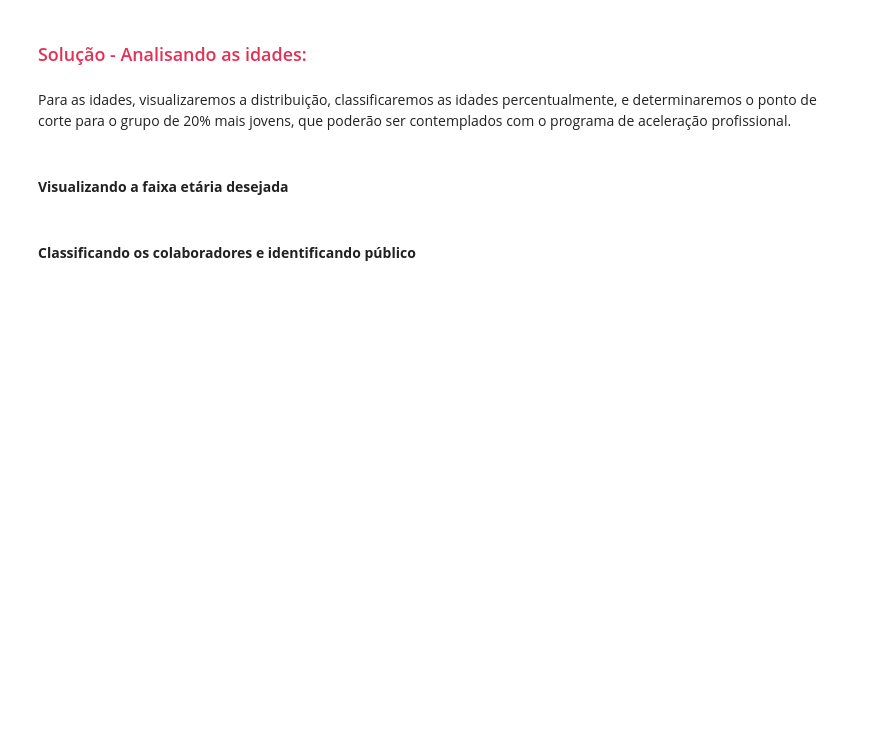
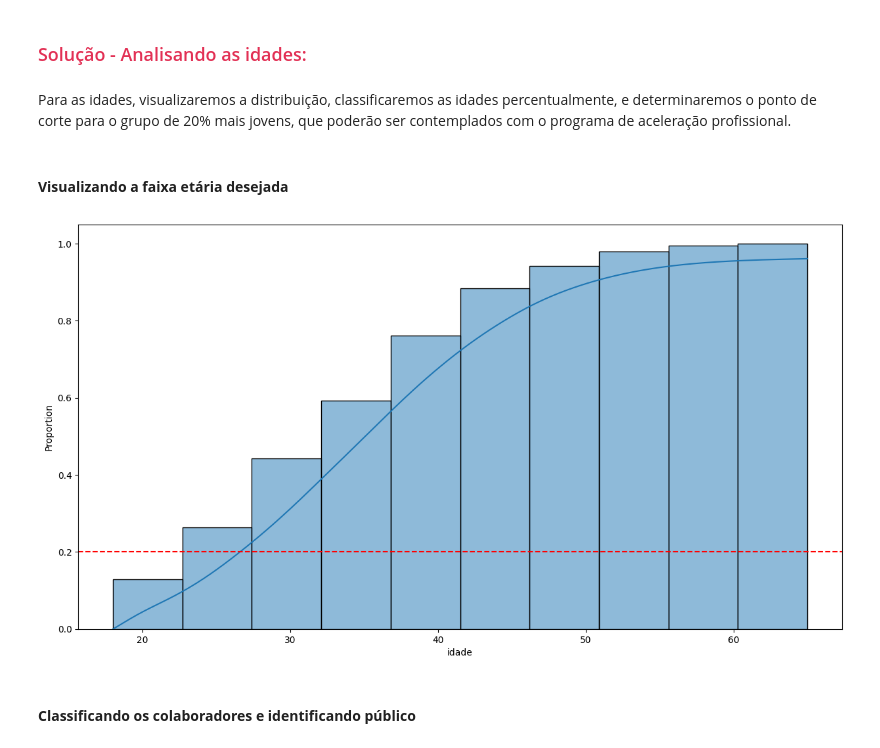
Before and after one commit to junior-vs/studio-ai-python, a Jupyter notebook: course/JupyterProject/estatistica/curso01/estatistica_Python_frequencias_e_medidas.ipynb, the cells around one changed output. Drawn from its saved outputs; the diff is of its cells as text; code cells hidden in the pictures; blank space fills up the shorter version.

```diff
--- a/course/JupyterProject/estatistica/curso01/estatistica_Python_frequencias_e_medidas.ipynb
+++ b/course/JupyterProject/estatistica/curso01/estatistica_Python_frequencias_e_medidas.ipynb
@@ -1290,5 +1290,23 @@ Como calcular e interpretar esses dados para repassar ao RH?
 Para as idades, visualizaremos a distribuição, classificaremos as idades percentualmente, e determinaremos o ponto de corte para o grupo de 20% mais jovens, que poderão ser contemplados com o programa de aceleração profissional.
 # %% [markdown]
 #### **Visualizando a faixa etária desejada**
+# %%
+'''
+ 1. Gera um histograma cumulativo da coluna 'idade' do DataFrame colaboradores.
+ O parâmetro bins=10 divide os dados em 10 faixas etárias, enquanto cumulative=True faz com que cada barra do histograma represente a soma acumulada das proporções até aquele ponto.
+ O argumento stat='proportion' faz com que o eixo y mostre a proporção (percentual) de colaboradores em cada faixa, e kde=True adiciona uma curva de densidade para facilitar a visualização da distribuição dos dados.
+
+ 2. A linha plt.axhline(0.20, color='red', linestyle='dashed') insere uma linha horizontal vermelha tracejada na altura de 20% do eixo y.
+ Isso serve como referência visual para identificar rapidamente qual faixa etária corresponde aos 20% mais jovens dos colaboradores, facilitando a análise de percentis ou cortes para programas específicos.
+'''
+
+
+plt.figure(figsize=(15, 8))
+sns.histplot(data=colaboradores, x='idade', bins= 10, cumulative=True, stat='proportion', kde=True ) #1
+plt.axhline(0.20, color='red', linestyle='dashed') #2
+
+plt.show()
+# %% [output]
+[figure, added]
 # %% [markdown]
 #### **Classificando os colaboradores e identificando público**
```
Also changed, not shown: parts of 6 cells of this notebook.
